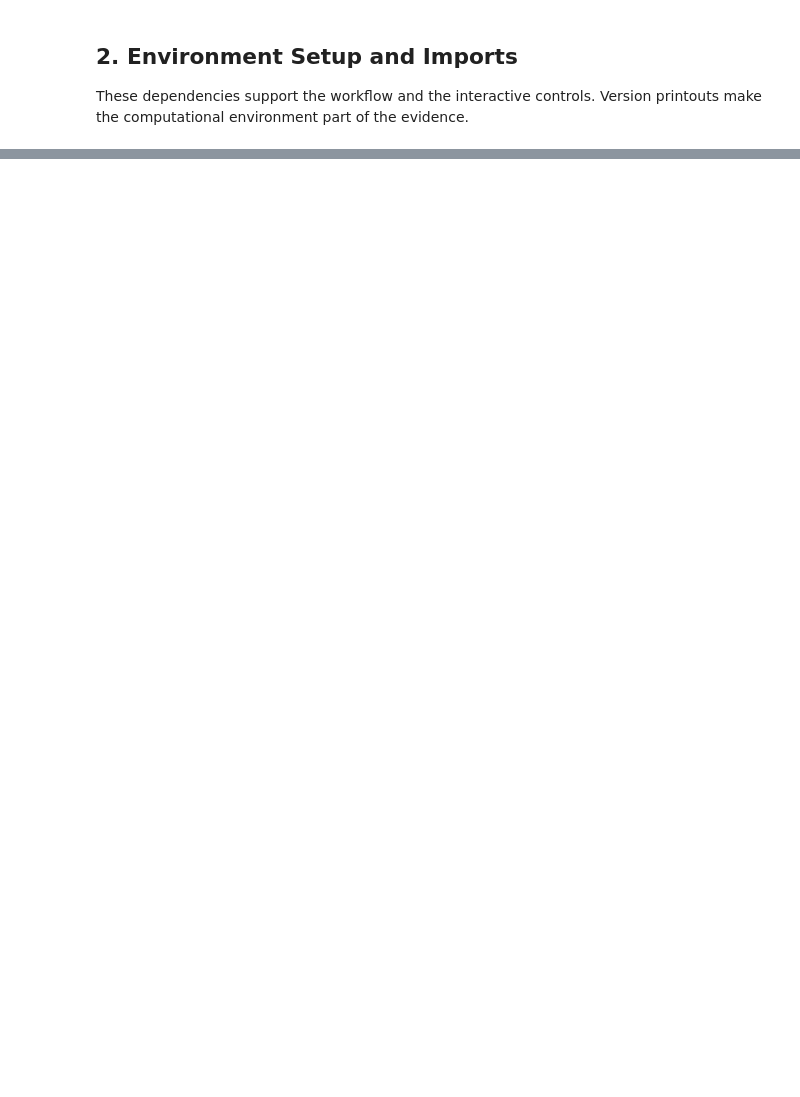
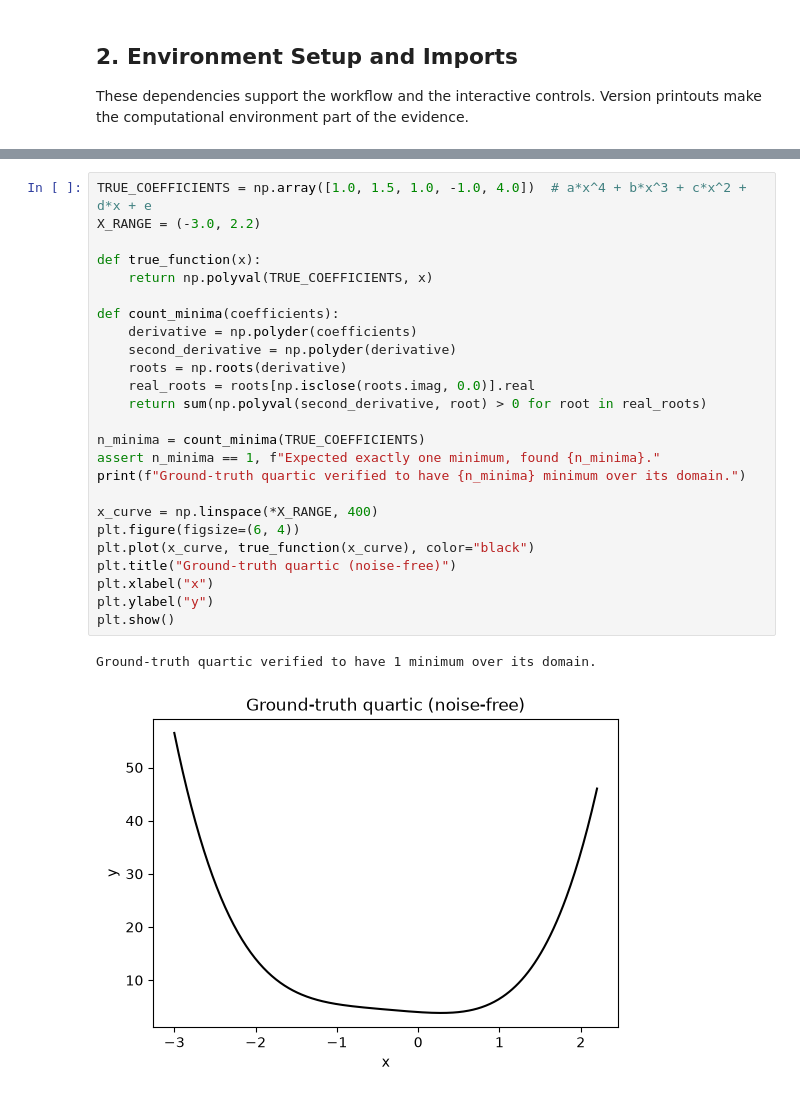
Before and after one commit to jae3goals/MSE420_AI_Forensics, a Jupyter notebook: demonstrations/fundamentals_of_machine_learning.ipynb, the cells around one changed output, grey strips where cells are left out. Drawn from its saved outputs; the diff is of its cells as text; blank space fills up the shorter version.

```diff
--- a/demonstrations/fundamentals_of_machine_learning.ipynb
+++ b/demonstrations/fundamentals_of_machine_learning.ipynb
@@ -271,0 +43,28 @@ print("Saved:", model_path, metrics_path)
+# %%
+TRUE_COEFFICIENTS = np.array([1.0, 1.5, 1.0, -1.0, 4.0])  # a*x^4 + b*x^3 + c*x^2 + d*x + e
+X_RANGE = (-3.0, 2.2)
+
+def true_function(x):
+    return np.polyval(TRUE_COEFFICIENTS, x)
+
+def count_minima(coefficients):
+    derivative = np.polyder(coefficients)
+    second_derivative = np.polyder(derivative)
+    roots = np.roots(derivative)
+    real_roots = roots[np.isclose(roots.imag, 0.0)].real
+    return sum(np.polyval(second_derivative, root) > 0 for root in real_roots)
+
+n_minima = count_minima(TRUE_COEFFICIENTS)
+assert n_minima == 1, f"Expected exactly one minimum, found {n_minima}."
+print(f"Ground-truth quartic verified to have {n_minima} minimum over its domain.")
+
+x_curve = np.linspace(*X_RANGE, 400)
+plt.figure(figsize=(6, 4))
+plt.plot(x_curve, true_function(x_curve), color="black")
+plt.title("Ground-truth quartic (noise-free)")
+plt.xlabel("x")
+plt.ylabel("y")
+plt.show()
+# %% [output]
+Ground-truth quartic verified to have 1 minimum over its domain.
+[figure, added]
```
Also changed, not shown: parts of 40 cells of this notebook.
